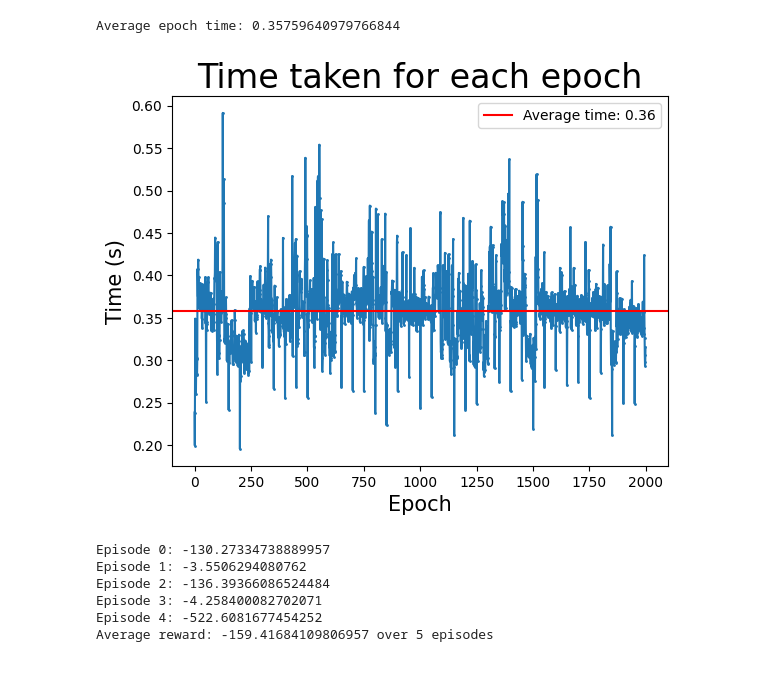
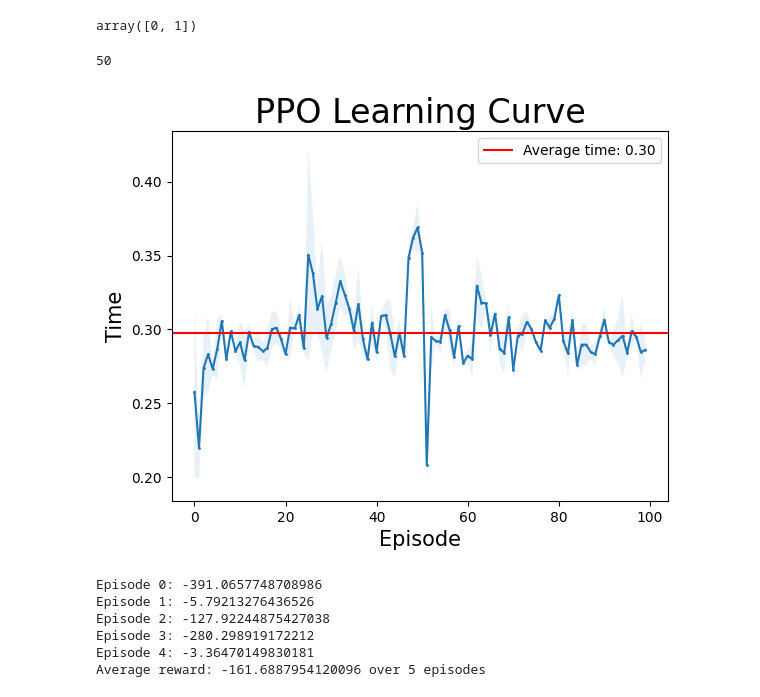
Before and after one commit to AndyPiantoni/ReinforceUs, a Jupyter notebook: PPO_from_scratch_ANDY-tuto-pytorch.ipynb, the cells around one changed output. Drawn from its saved outputs; the diff is of its cells as text; code cells hidden in the pictures.

```diff
--- a/PPO_from_scratch_ANDY-tuto-pytorch.ipynb
+++ b/PPO_from_scratch_ANDY-tuto-pytorch.ipynb
@@ -292,8 +292,8 @@ env_name = 'Pendulum-v1' # environment name
 # env_name = 'Acrobot-v1' # environment name
 
 
-num_train_ite = 2000 # number of training iterations
-num_seeds = 1 # fit model with 3 different seeds and plot average performance of 3 seeds
+num_train_ite = 100 # number of training iterations
+num_seeds = 2 # fit model with 3 different seeds and plot average performance of 3 seeds
 num_epochs = 10 # how many times we iterate the entire training dataset passing through the training
 eval_freq = 50 # run evaluation of policy at each eval_freq trials
 eval_epi_index = num_train_ite//eval_freq # use to create x label for plot
@@ -335,7 +335,7 @@ if isinstance(env.observation_space, gym.spaces.Discrete):
 else:
     nS = env.observation_space.shape[0]
 
-epoch_times = []
+epoch_times = np.zeros((num_seeds, num_train_ite))
 final_policy_nets = []
 for i in tqdm.tqdm(range(num_seeds)):
     reward_means = []
@@ -352,8 +352,8 @@ for i in tqdm.tqdm(range(num_seeds)):
     value_net = NeuralNet(nS, 1, torch.nn.ReLU())
     value_net_optimizer = optim.Adam(value_net.parameters(), lr=baseline_lr)
 
-    epoch_start_time = 0 #********************************************************************************************************************
-    epoch_end_time = 0 #**********************************************************************************************************************
+    epoch_start_time = 0
+    epoch_end_time = 0
 
     for m in range(num_train_ite):
         epoch_start_time = time.time()
@@ -367,7 +367,7 @@ for i in tqdm.tqdm(range(num_seeds)):
                                           discretized_continuous_action_space=discretized_continuous_action_space,
                                           actions_transform=actions_transform)
         epoch_end_time = time.time()
-        epoch_times.append(epoch_end_time - epoch_start_time)
+        epoch_times[i][m] = epoch_end_time - epoch_start_time
         if m % eval_freq == 0:
             print("Episode: {}".format(m))
             G = np.zeros(20)
@@ -439,20 +430,31 @@ Text(0.5, 1.0, 'PPO Learning Curve')
+# %%
+x
+# %% [output]
+array([0, 1])
 # %%
-# Save a plot about the time taken for each epoch
-x = np.arange(len(epoch_times))
-plt.plot(x, epoch_times, '-o', markersize=1)
-# add average epoch time
-avg_epoch_time = np.mean(epoch_times)
-print(f"Average epoch time: {avg_epoch_time}")
-plt.axhline(y=avg_epoch_time, color='r', linestyle='-', label=f'Average time: {avg_epoch_time:.2f}')
-plt.legend()
-plt.xlabel('Epoch', fontsize = 15)
-plt.ylabel('Time (s)', fontsize = 15)
-plt.title("Time taken for each epoch", fontsize = 24)
+x = list(range(len(epoch_times[0])))
+print(eval_freq)
+avg_epoch_times = np.mean(epoch_times, axis=0)
+max_epoch_times = np.max(epoch_times, axis=0)
+min_epoch_times = np.min(epoch_times, axis=0)
+
+plt.fill_between(x, min_epoch_times, max_epoch_times, alpha=0.1)
+plt.plot(x, avg_epoch_times, '-o', markersize=1)
+
+#add average epoch time over the whole training
+avr_epoch_time = np.mean(epoch_times)
+plt.axhline(y=avr_epoch_time, color='r', linestyle='-', label=f'Average time: {avr_epoch_time:.2f}')
+plt.legend() # add legend to the plot
+
+plt.xlabel('Episode', fontsize = 15)
+plt.ylabel('Time', fontsize = 15)
+
+plt.title("PPO Learning Curve", fontsize = 24)
 
 plt.savefig(f"PPO_{env_name}_time_per_epoch.png")
 # %% [output]
-Average epoch time: 0.35759640979766844
+50
-[figure, old version]
+[figure, new version]
 # %%
 import time
 #create an environment to test and visualize the policy
@@ -513,9 +515,9 @@ for i in range(episodes):
 print(f"Average reward: {np.mean(rewards)} over {episodes} episodes")
 env.close()
 # %% [output]
-Episode 0: -130.27334738889957
-Episode 1: -3.5506294080762
-Episode 2: -136.39366086524484
-Episode 3: -4.258400082702071
-Episode 4: -522.6081677454252
-Average reward: -159.41684109806957 over 5 episodes
+Episode 0: -391.0657748708986
+Episode 1: -5.79213276436526
+Episode 2: -127.92244875427038
+Episode 3: -280.298919172212
+Episode 4: -3.36470149830181
+Average reward: -161.6887954120096 over 5 episodes
```
Also changed, not shown: parts of 1 cell of this notebook.
